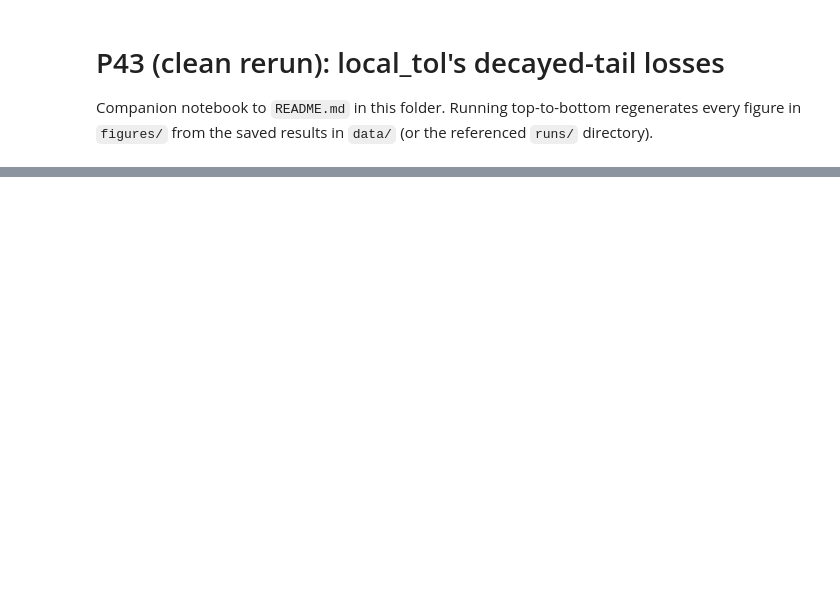
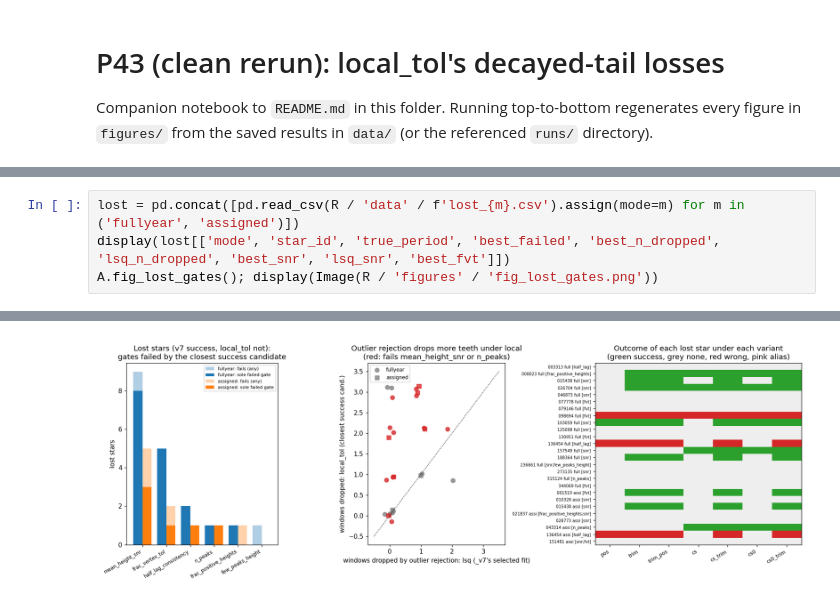
Before and after one commit to rae-holcomb/ss_redevelopment, a Jupyter notebook: reports/2026-11-16_p43-clean-rerun/notebook.ipynb, the cells around one changed output, grey strips where cells are left out. Cells and saved outputs as stored; diff of their text form; blank space fills up the shorter version.

```diff
--- a/reports/2026-11-16_p43-clean-rerun/notebook.ipynb
+++ b/reports/2026-11-16_p43-clean-rerun/notebook.ipynb
@@ -30,0 +61,5 @@ One section per figure in the README, same order.
+# %%
+lost = pd.concat([pd.read_csv(R / 'data' / f'lost_{m}.csv').assign(mode=m) for m in ('fullyear', 'assigned')])
+display(lost[['mode', 'star_id', 'true_period', 'best_failed', 'best_n_dropped', 'lsq_n_dropped', 'best_snr', 'lsq_snr', 'best_fvt']])
+A.fig_lost_gates(); display(Image(R / 'figures' / 'fig_lost_gates.png'))
+# %% [output]
@@ -30,0 +83 @@ One section per figure in the README, same order.
+[figure, added]
```
Also changed, not shown: parts of 18 cells of this notebook, 49 other files.
